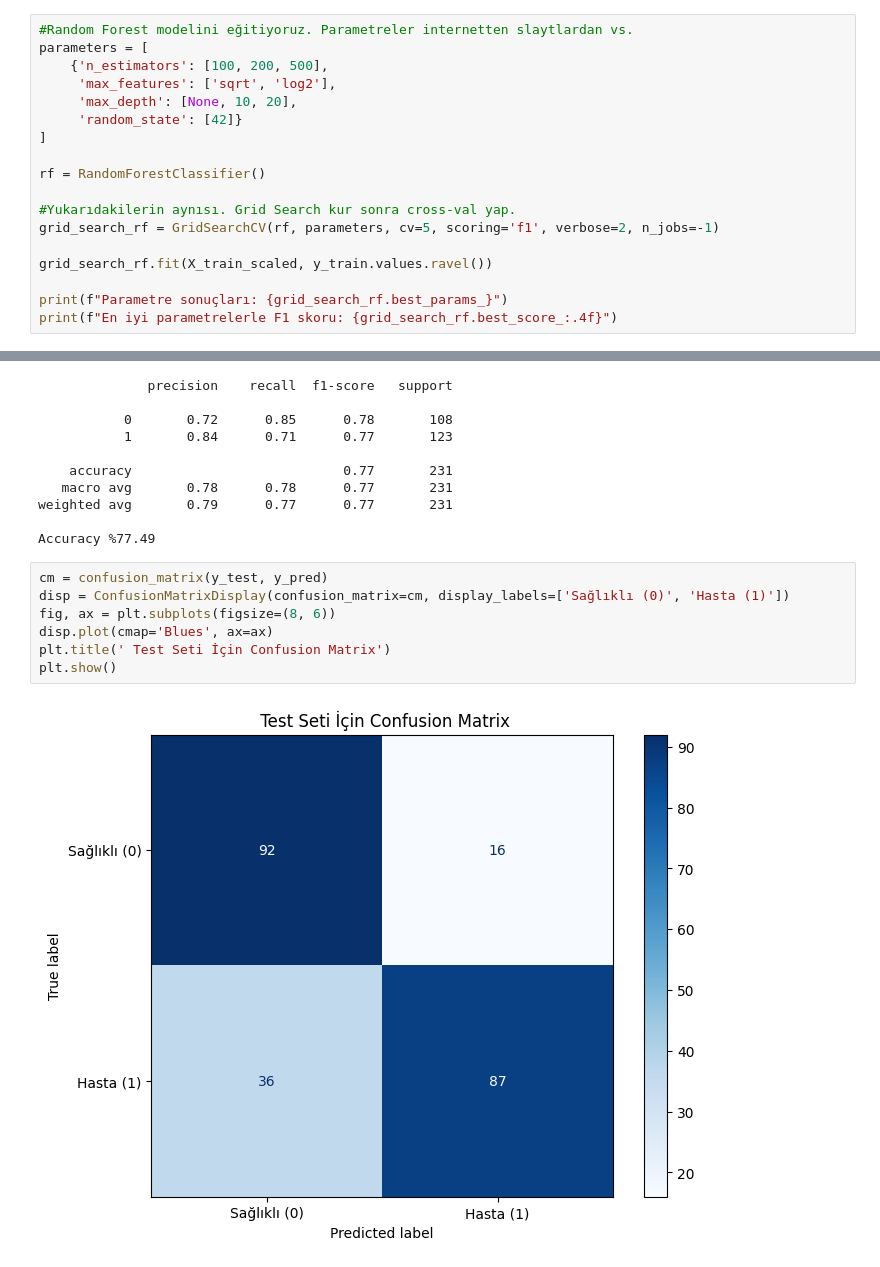
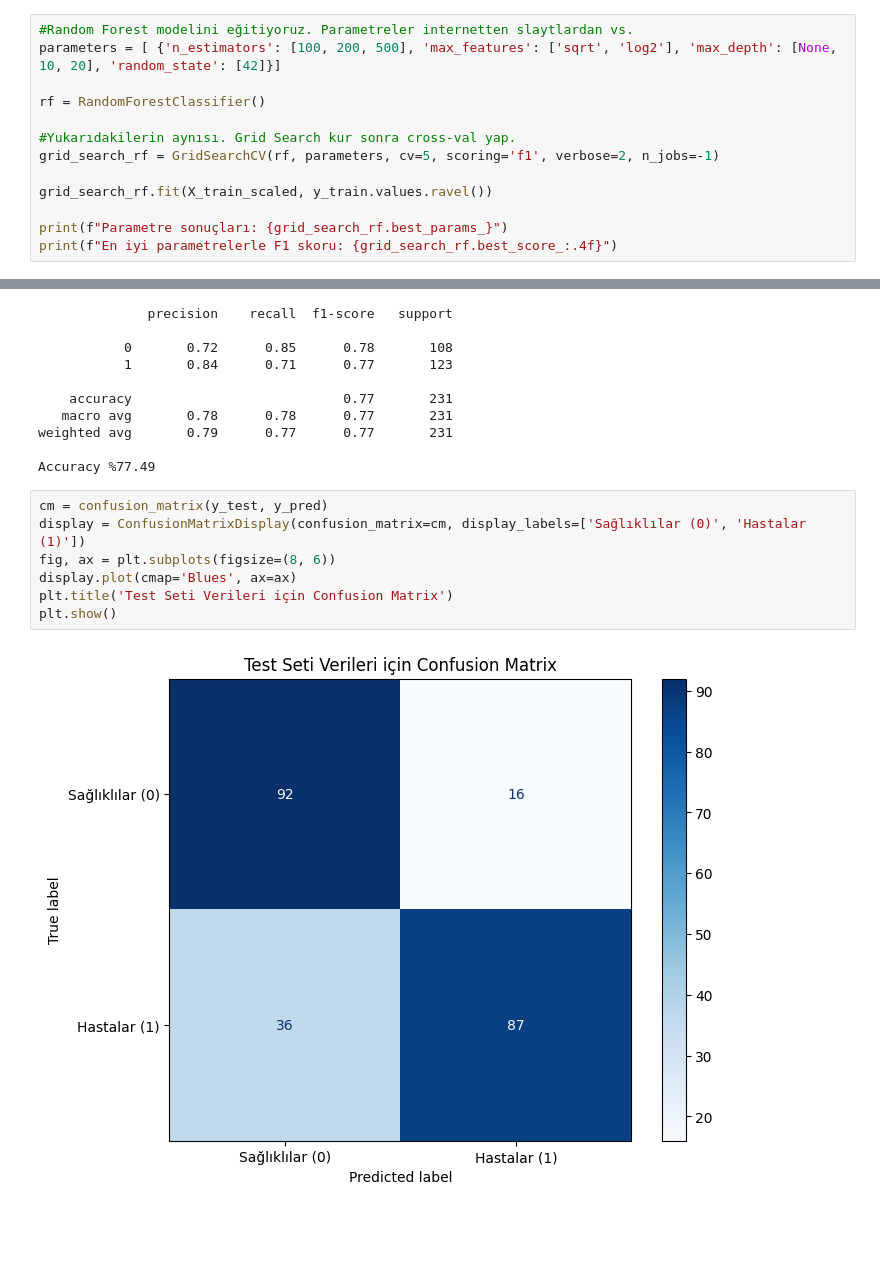
Before and after one commit to Barisandic16/CS304_Project, a Jupyter notebook: Project.ipynb, the cells around one changed output, grey strips where cells are left out. Drawn from its saved outputs; the diff is of its cells as text; blank space fills up the shorter version.

```diff
--- a/Project.ipynb
+++ b/Project.ipynb
@@ -150,12 +150,7 @@ Parametre sonuçları: {'C': 10, 'solver': 'lbfgs'}
 En iyi parametrelerle F1 Skoru: 0.7301
 # %%
 #Random Forest modelini eğitiyoruz. Parametreler internetten slaytlardan vs.
-parameters = [
-    {'n_estimators': [100, 200, 500],
-     'max_features': ['sqrt', 'log2'],
-     'max_depth': [None, 10, 20],
-     'random_state': [42]}
-]
+parameters = [ {'n_estimators': [100, 200, 500], 'max_features': ['sqrt', 'log2'], 'max_depth': [None, 10, 20], 'random_state': [42]}]
 
 rf = RandomForestClassifier()
 
@@ -211,12 +206,12 @@ weighted avg       0.79      0.77      0.77       231
 Accuracy %77.49
 # %%
 cm = confusion_matrix(y_test, y_pred)
-disp = ConfusionMatrixDisplay(confusion_matrix=cm, display_labels=['Sağlıklı (0)', 'Hasta (1)'])
+display = ConfusionMatrixDisplay(confusion_matrix=cm, display_labels=['Sağlıklılar (0)', 'Hastalar (1)'])
 fig, ax = plt.subplots(figsize=(8, 6))
-disp.plot(cmap='Blues', ax=ax)
-plt.title(' Test Seti İçin Confusion Matrix')
+display.plot(cmap='Blues', ax=ax)
+plt.title('Test Seti Verileri için Confusion Matrix')
 plt.show()
 # %% [output]
-[figure, old version]
+[figure, new version]
 # %%
 # Modelimizin olasılık tahminlerini alıyoruz. Sadece hasta yani 1 olma olasılığı.
```
Also changed, not shown: parts of 1 cell of this notebook.
